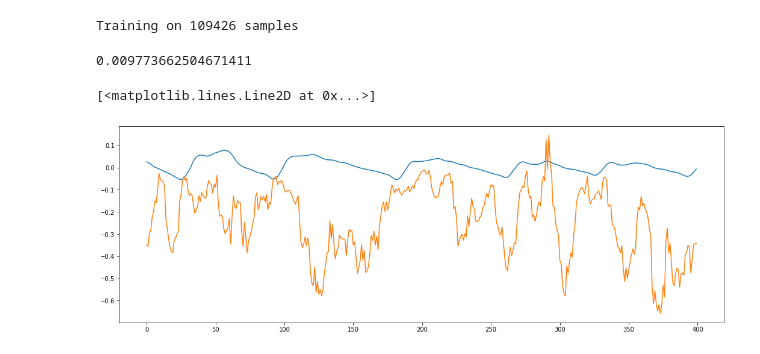
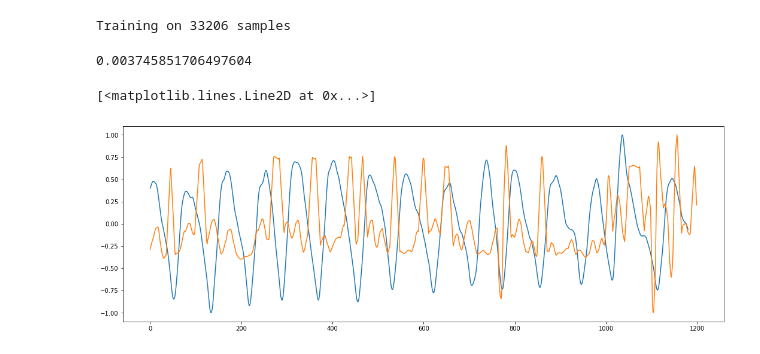
Before and after one commit to arnavpon/pydroid, a Jupyter notebook: example/android/app/src/main/python/pipeline-dev/pipeline-v1/ml.v1.ipynb, the cells around one changed output. Cells and saved outputs as stored; diff of their text form; code cells hidden in the pictures.

```diff
--- a/example/android/app/src/main/python/pipeline-dev/pipeline-v1/ml.v1.ipynb
+++ b/example/android/app/src/main/python/pipeline-dev/pipeline-v1/ml.v1.ipynb
@@ -45,7 +45,7 @@ class RppgMl:
         self.y_test = self.y_test.to_numpy()
 
     def train_skl(self, model):
-        self.skl_model = model(random_state = self.random_state)
+        self.skl_model = model
         self.skl_model.fit(self.X_train, self.y_train)
 
     def predict_skl(self, x):
@@ -65,43 +65,63 @@ for subject in range(1, 8):
 
     truths.append(truth)
 # %%
+from sklearn.neural_network import MLPRegressor
 data_arr = []
-for i in range(len(truths)):
+take_sample = True
+for i in range(len(truths) - 2):
     truth = truths[i]
     data = truth.prepare_data_for_ml()
+
+    if take_sample:
+        data = data.sample(frac=0.5, replace=True, random_state=1)
+
+    data = data.iloc[1000: , :]
     data_arr.append(data)
 data = pd.concat(data_arr)
 
 ml = RppgMl(data)
 print(f'Training on {len(ml.X_train)} samples')
-ml.train_skl(RandomForestRegressor)
+
+mlp = MLPRegressor(hidden_layer_sizes=(50, 50), activation='relu', solver='adam', max_iter=1000, random_state=42)
+rf = RandomForestRegressor(n_estimators=100, max_depth=2, random_state=0)
+
+ml.train_skl(rf)
 ml.eval_skl()
 # %% [output]
-Training on 109426 samples
+Training on 33206 samples
-0.009773662504671411
+0.003745851706497604
 # %%
-test_subject = 1
+test_subject = 7
 test_data = truths[test_subject - 1].prepare_data_for_ml()
 test_X = test_data.drop(columns = ['bvp']).to_numpy()
 test_y = test_data.bvp.to_numpy()
 
 
 pred = ml.predict_skl(test_X)
-pred = n_moving_avg(pred, 3)
+pred = n_moving_avg(pred, 10)
 pred = resample(pred, len(test_y))
 # pred = normalize_amplitude_to_1(pred)
 
-beg = 400
-end = 800
-plt.plot(test_y[beg: end])
-plt.plot(pred[beg: end])
+beg = 1200
+end = 2400
+
+signal = pred[beg: end]
+gt = n_moving_avg(test_y[beg: end], 20)
+
+signal = normalize_signal(signal)
+signal = normalize_amplitude_to_1(signal)
+gt = normalize_signal(gt)
+gt = normalize_amplitude_to_1(gt)
+
+plt.plot(gt)
+plt.plot(signal)
 
 # interval = 400
 # for beg in range(0, len(test_y), interval):
 #     end = beg + interval
 #     plt.plot(test_y[beg: end])
 #     plt.plot(pred[beg: end])
 #     plt.show()
 # %% [output]
 [<matplotlib.lines.Line2D at 0x...>]
-[figure, old version]
+[figure, new version]
```
Also changed, not shown: parts of 7 cells of this notebook, 1 other file.
